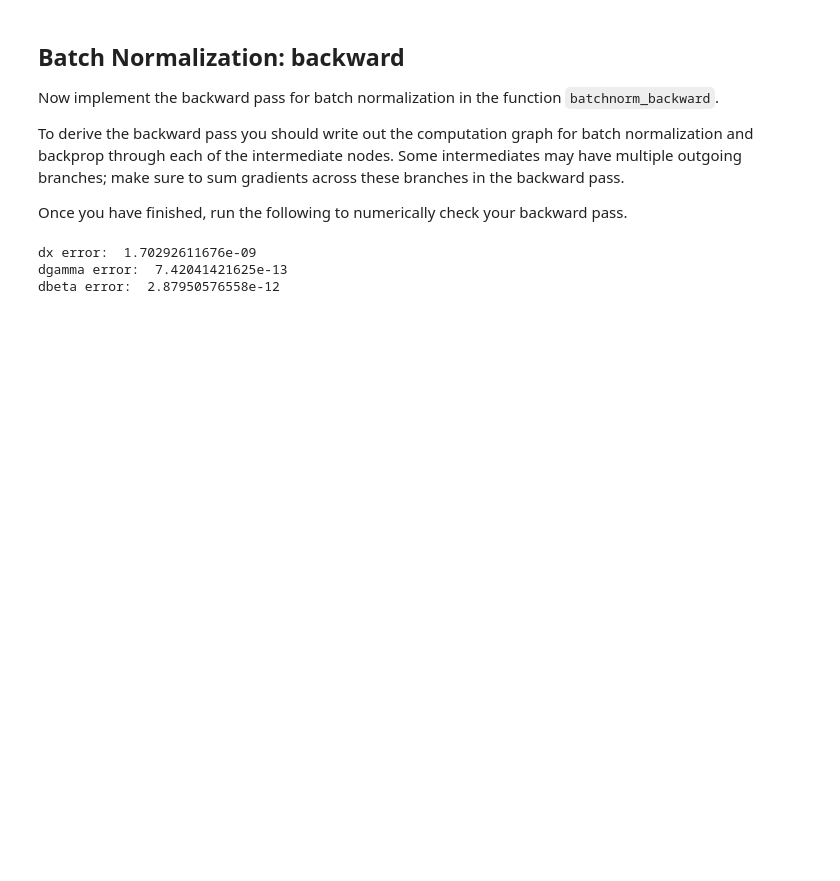
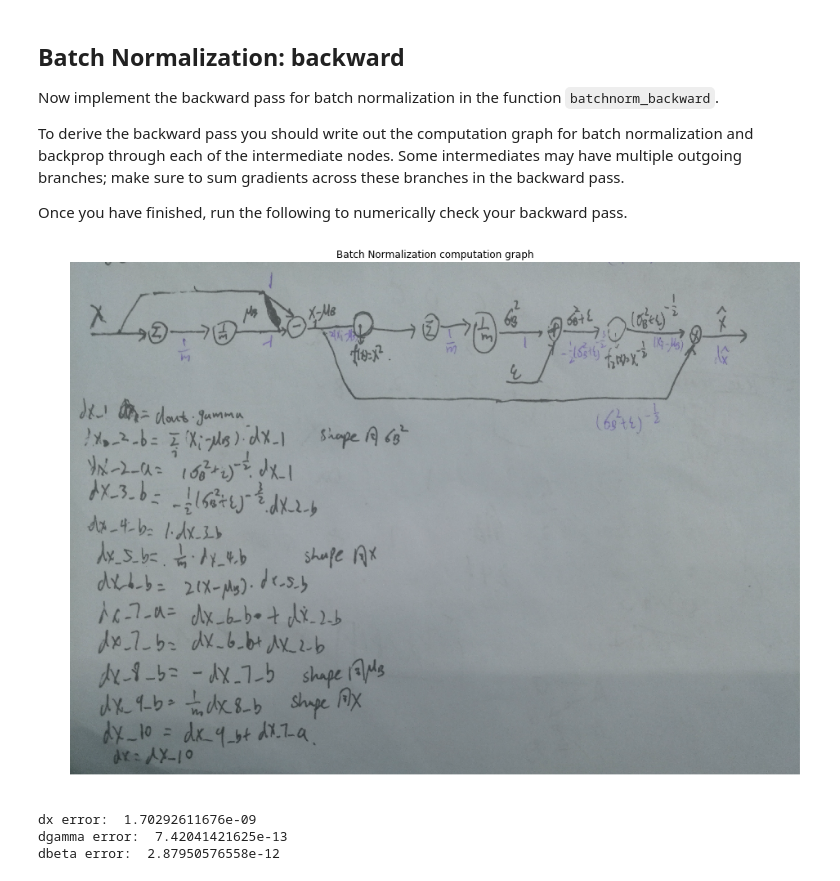
Before and after one commit to blateyang/cs231n, a Jupyter notebook: assignment2/BatchNormalization.ipynb, the cells around one changed output. Drawn from its saved outputs; the diff is of its cells as text; code cells hidden in the pictures; blank space fills up the shorter version.

```diff
--- a/assignment2/BatchNormalization.ipynb
+++ b/assignment2/BatchNormalization.ipynb
@@ -131,6 +131,18 @@ Now implement the backward pass for batch normalization in the function `batchno
 To derive the backward pass you should write out the computation graph for batch normalization and backprop through each of the intermediate nodes. Some intermediates may have multiple outgoing branches; make sure to sum gradients across these branches in the backward pass.
 
 Once you have finished, run the following to numerically check your backward pass.
+# %%
+import cv2
+import matplotlib.pyplot as plt
+%matplotlib inline
+plt.rcParams['figure.figsize'] = (16.0, 12.0)
+img = cv2.imread('/home/ygj/图片/bn_backward_graph.jpeg')
+plt.imshow(img)
+plt.title("Batch Normalization computation graph")
+plt.axis('off')
+plt.show()
+# %% [output]
+[figure, added]
 # %%
 # Gradient check batchnorm backward pass
 np.random.seed(231)
```
